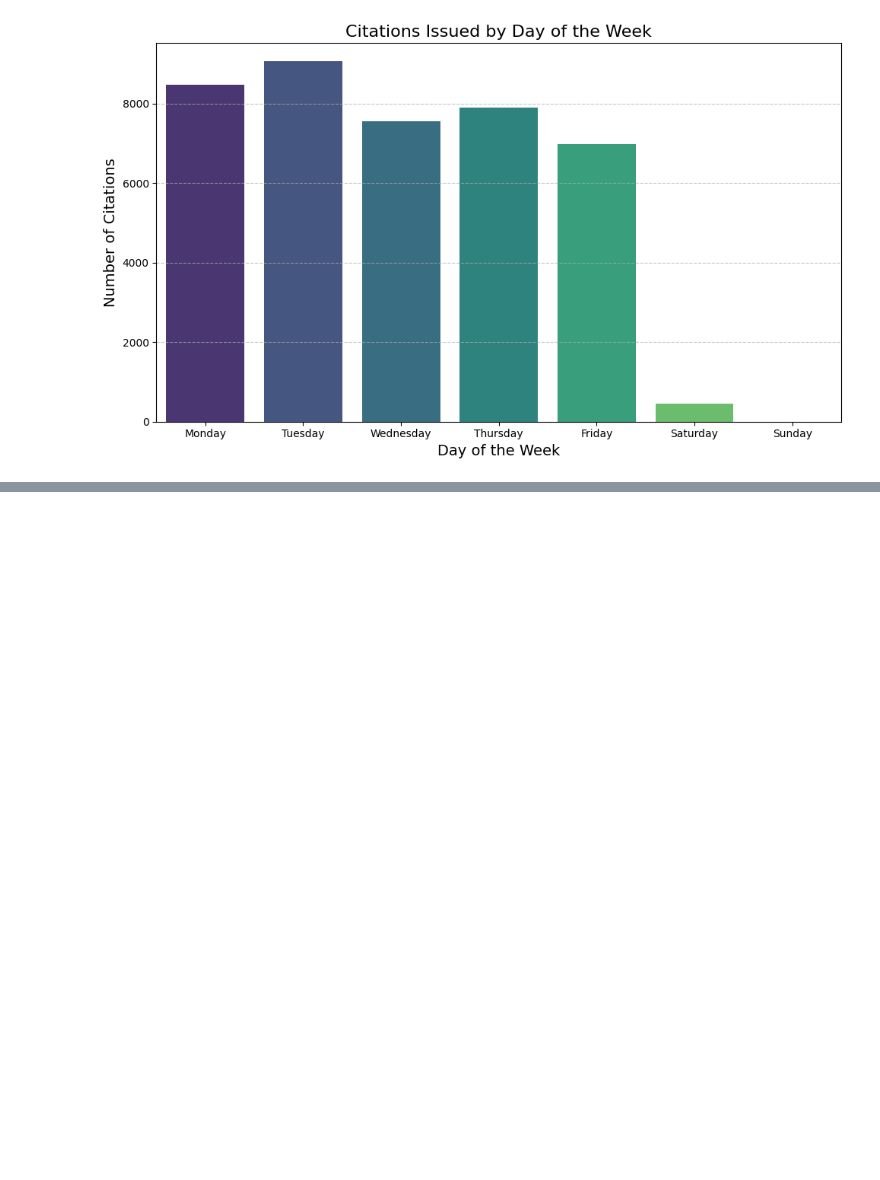
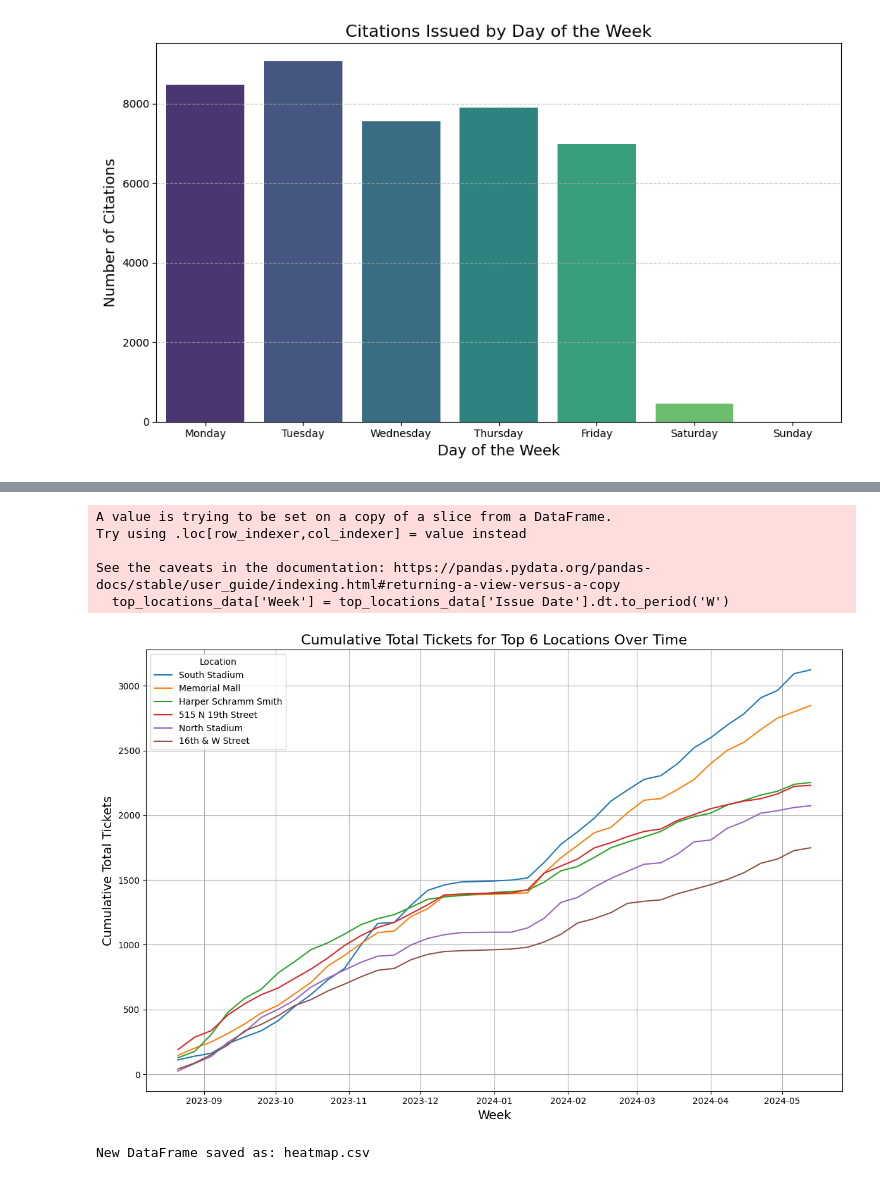
Before and after one commit to dpushkaran/UNL_Parking_Citation_ML_Model, a Jupyter notebook: Visualizations.ipynb, the cells around one changed output, grey strips where cells are left out. Drawn from its saved outputs; the diff is of its cells as text; code cells hidden in the pictures; blank space fills up the shorter version.

```diff
--- a/Visualizations.ipynb
+++ b/Visualizations.ipynb
@@ -310,0 +376,61 @@ plt.show()
+# %%
+data['Issue Date'] = pd.to_datetime(data['Issue Date'])
+
+# Get the top 6 locations by total tickets (using 'LOCATION')
+top_locations = data['LOCATION'].value_counts().nlargest(6).index
+
+# Filter data to include only the top 6 locations
+top_locations_data = data[data['LOCATION'].isin(top_locations)]
+
+# Create a column for the week of the year
+top_locations_data['Week'] = top_locations_data['Issue Date'].dt.to_period('W')
+
+# Group by location and week, then count the tickets
+weekly_ticket_counts = top_locations_data.groupby(['LOCATION', 'Week']).size().unstack(level=0, fill_value=0)
+
+# Calculate the cumulative sum of tickets over time
+cumulative_ticket_counts = weekly_ticket_counts.cumsum()
+
+# Plot the data
+plt.figure(figsize=(12, 8))
+
+for location in top_locations:
+    plt.plot(cumulative_ticket_counts.index.to_timestamp(), cumulative_ticket_counts[location], label=location)
+
+# Add title and labels
+plt.title('Cumulative Total Tickets for Top 6 Locations Over Time', fontsize=16)
+plt.xlabel('Week', fontsize=14)
+plt.ylabel('Cumulative Total Tickets', fontsize=14)
+plt.legend(title='Location')
+plt.grid(True)
+plt.tight_layout()
+
+# Show the plot
+plt.show()
+# %% [output]
+A value is trying to be set on a copy of a slice from a DataFrame.
+Try using .loc[row_indexer,col_indexer] = value instead
+
+See the caveats in the documentation: https://pandas.pydata.org/pandas-docs/stable/user_guide/indexing.html#returning-a-view-versus-a-copy
+  top_locations_data['Week'] = top_locations_data['Issue Date'].dt.to_period('W')
+[figure, added]
+# %%
+import pandas as pd
+
+# Load the CSV file
+input_file = 'citations.csv'  # Replace with your file path
+data = pd.read_csv(input_file)
+
+# Parse the coordinates into latitude and longitude
+data[['latitude', 'longitude']] = data['Coordinates'].str.extract(r'([\d.-]+),\s*([\d.-]+)')
+
+# Create a new DataFrame with the required columns
+new_dataframe = data[['longitude', 'latitude', 'Citation Total']].rename(columns={'Citation Total': 'value'})
+
+# Save the new DataFrame to a CSV file
+output_file = 'heatmap.csv'
+new_dataframe.to_csv(output_file, index=False)
+
+print(f"New DataFrame saved as: {output_file}")
+# %% [output]
+New DataFrame saved as: heatmap.csv
```
Also changed, not shown: parts of 4 cells of this notebook, 1 other file.
